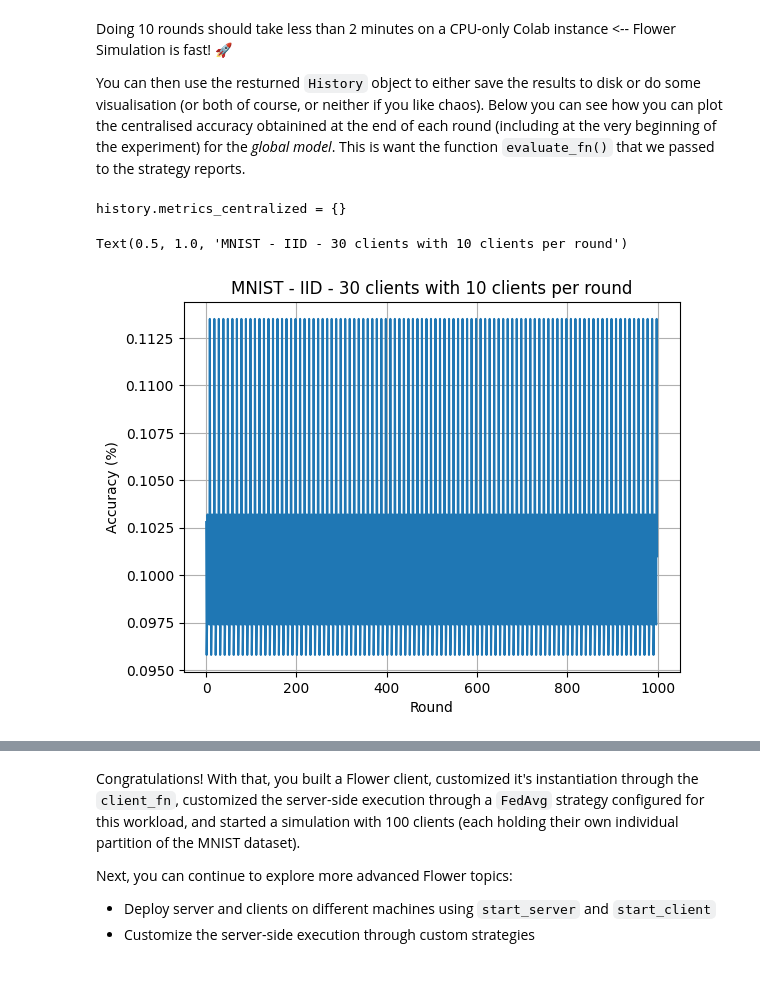
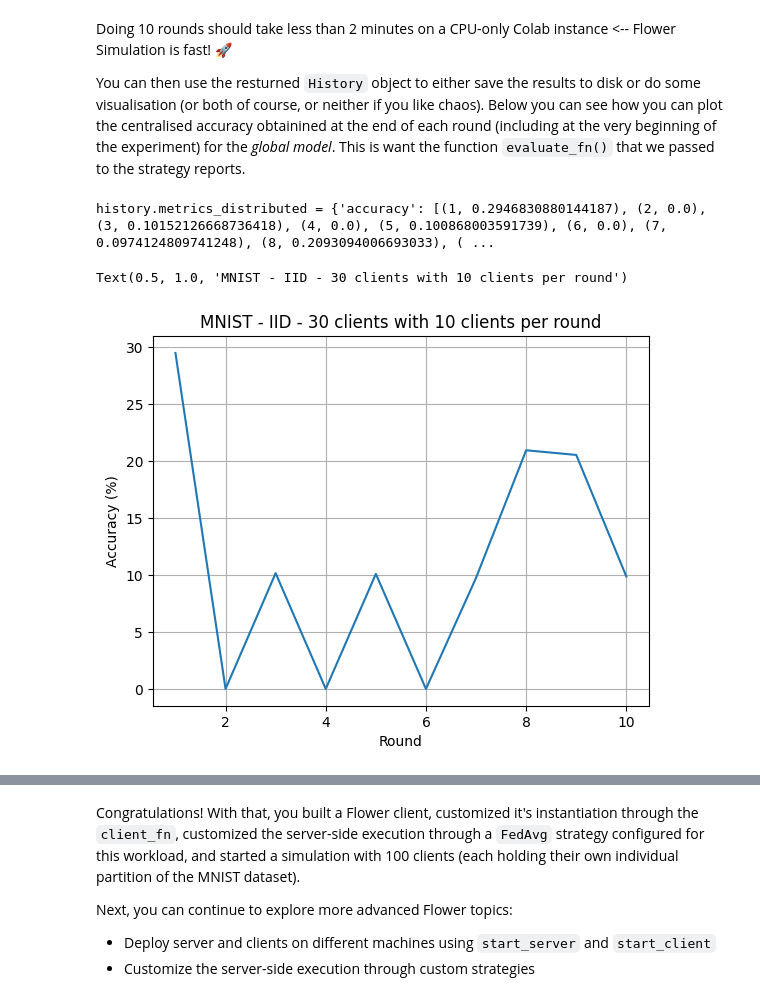
Before and after one commit to longchung2002/FLOWER-framework-simulation-poisonGAN, a Jupyter notebook: sim_v0_8_5.ipynb, the cells around one changed output, grey strips where cells are left out. Saved outputs shown, nothing was run; the diff lists cells and outputs as text; code cells hidden in the pictures.

```diff
--- a/sim_v0_8_5.ipynb
+++ b/sim_v0_8_5.ipynb
@@ -540,6 +541,8 @@ def weighted_average(metrics: List[Tuple[int, Metrics]]) -> Metrics:
 Now we can define our strategy:
 # %%
 import numpy as np
+import glob
+import os
 global_accuracies = []
 class SaveModelStrategy(fl.server.strategy.FedAvg):
     def aggregate_fit(
@@ -564,21 +567,15 @@ class SaveModelStrategy(fl.server.strategy.FedAvg):
             params_dict = zip(model.state_dict().keys(), aggregated_ndarrays)
             state_dict = OrderedDict({k: torch.tensor(v) for k, v in params_dict})
             model.load_state_dict(state_dict, strict=True)
-
-            device = torch.device("cuda:0" if torch.cuda.is_available() else "cpu")
-            model.to(device)  # send model to device
-            testloader = DataLoader(centralized_testset)
-            loss, accuracy = test(model, testloader, device)
-            global_accuracies.append(accuracy)
             # Save the model
             torch.save(model.state_dict(), f"model_round_{server_round}.pth")
         return aggregated_parameters, aggregated_metrics
 # %%
 strategy = SaveModelStrategy(
     fraction_fit=0.34,  # Sample 10% of available clients for training
-    fraction_evaluate=0.34,  # Sample 5% of available clients for evaluation
+    fraction_evaluate=0.34,  # Sample 10% of available clients for evaluation
     on_fit_config_fn=fit_config,
-    # evaluate_metrics_aggregation_fn=weighted_average,  # aggregates federated metrics
+    evaluate_metrics_aggregation_fn=weighted_average,  # aggregates federated metrics
     # evaluate_fn=get_evaluate_fn(centralized_testset),  # global evaluation function
 
 )
@@ -611,7 +608,7 @@ Now we are ready to launch the FL experiment using Flower simulation:
 # %%
 # With a dictionary, you tell Flower's VirtualClientEngine that each
 # client needs exclusive access to these many resources in order to run
-client_resources = {"num_cpus": 2, "num_gpus": 1.0}
+client_resources = {"num_cpus": 0.2, "num_gpus": 0.1}
 
 history = fl.simulation.start_simulation(
     client_fn=client_fn_callback,  # a callback to construct a client
@@ -724,20 +717,20 @@ You can then use the resturned `History` object to either save the results to di
 # %%
 import matplotlib.pyplot as plt
 
-print(f"{history.metrics_centralized = }")
+print(f"{history.metrics_distributed = }")
 
-global_accuracy_centralised = global_accuracies
-round = list(range(1000))
-acc = 100*[data for data in global_accuracy_centralised]
+global_accuracy_centralised = history.metrics_distributed["accuracy"]
+round = [data[0] for data in global_accuracy_centralised]
+acc = [100.0 * data[1] for data in global_accuracy_centralised]
 plt.plot(round, acc)
 plt.grid()
 plt.ylabel("Accuracy (%)")
 plt.xlabel("Round")
 plt.title("MNIST - IID - 30 clients with 10 clients per round")
 # %% [output]
-history.metrics_centralized = {}
+history.metrics_distributed = {'accuracy': [(1, 0.2946830880144187), (2, 0.0), (3, 0.10152126668736418), (4, 0.0), (5, 0.100868003591739), (6, 0.0), (7, 0.0974124809741248), (8, 0.2093094006693033), ( ...
 Text(0.5, 1.0, 'MNIST - IID - 30 clients with 10 clients per round')
-[figure, old version]
+[figure, new version]
 # %%
 import matplotlib.pyplot as plt
 
```
Also changed, not shown: parts of 5 cells of this notebook.
